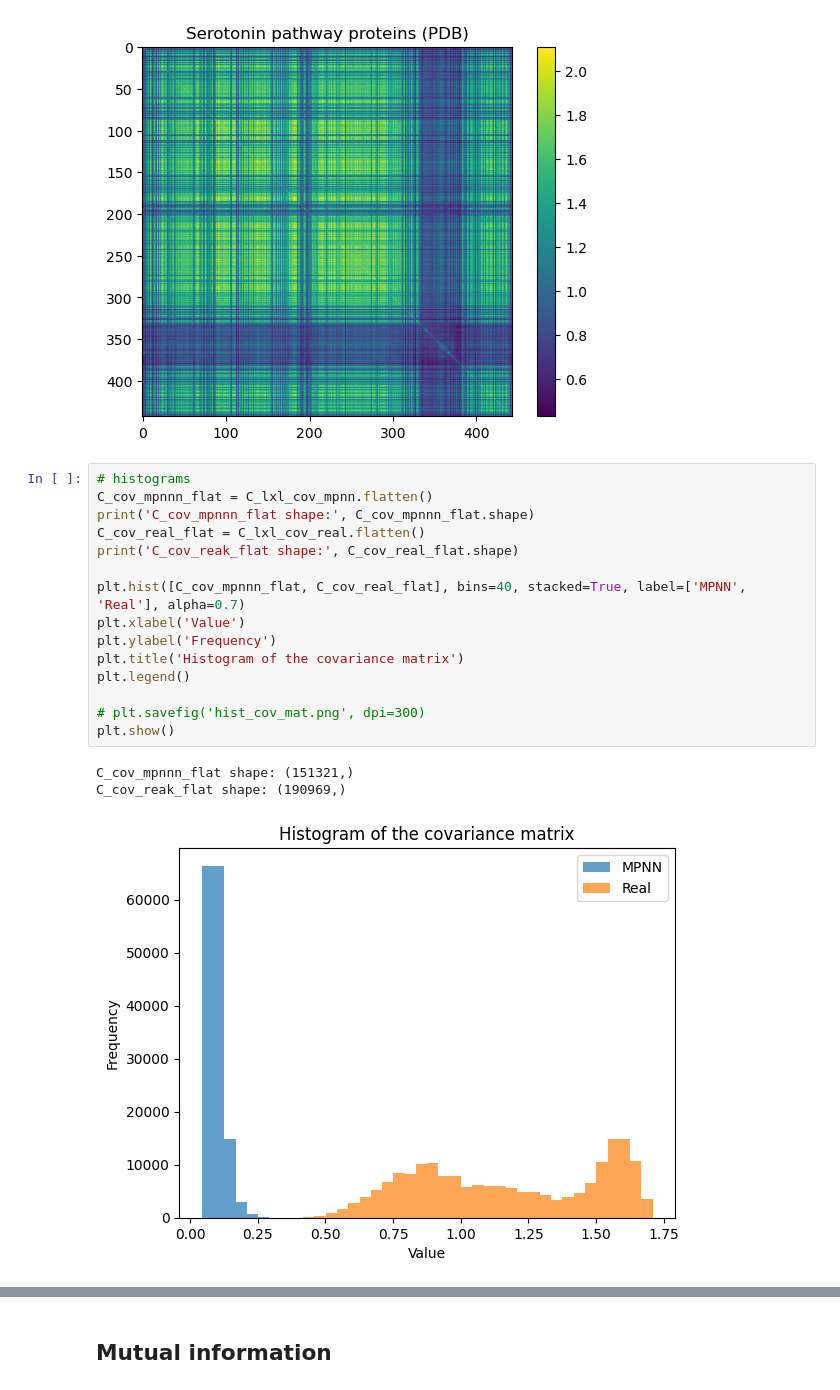
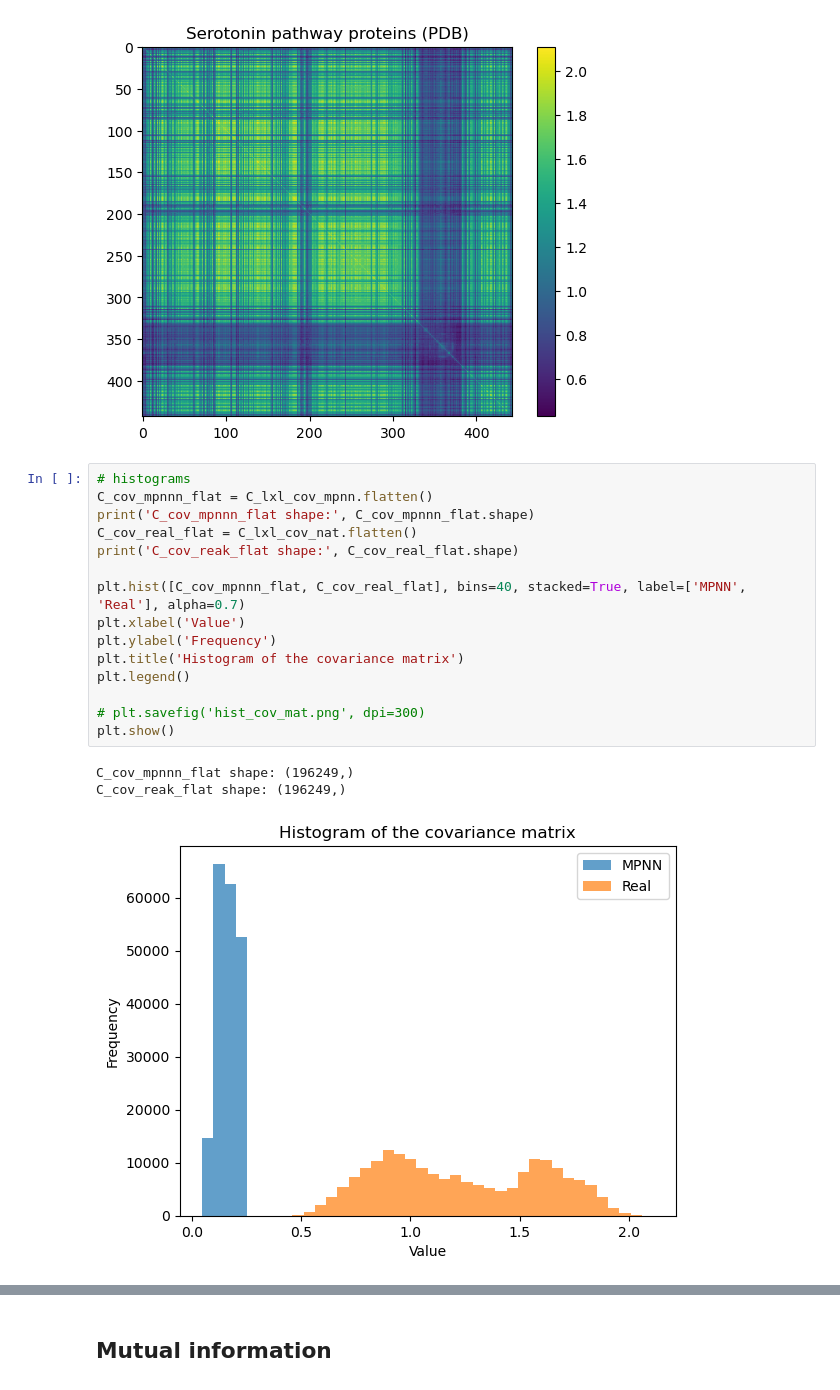
Before and after one commit to zifangu/lithiumized-fish, a Jupyter notebook: final.ipynb, the cells around one changed output, grey strips where cells are left out. Drawn from its saved outputs; the diff is of its cells as text.

```diff
--- a/final.ipynb
+++ b/final.ipynb
@@ -249,22 +249,22 @@ Text(0.5, 1.0, 'Serotonin pathway proteins (PDB)')
 # %%
 # histograms
 C_cov_mpnnn_flat = C_lxl_cov_mpnn.flatten()
 print('C_cov_mpnnn_flat shape:', C_cov_mpnnn_flat.shape)
-C_cov_real_flat = C_lxl_cov_real.flatten()
+C_cov_real_flat = C_lxl_cov_nat.flatten()
 print('C_cov_reak_flat shape:', C_cov_real_flat.shape)
 
 plt.hist([C_cov_mpnnn_flat, C_cov_real_flat], bins=40, stacked=True, label=['MPNN', 'Real'], alpha=0.7)
 plt.xlabel('Value')
 plt.ylabel('Frequency')
 plt.title('Histogram of the covariance matrix')
 plt.legend()
 
 # plt.savefig('hist_cov_mat.png', dpi=300)
 plt.show()
 # %% [output]
-C_cov_mpnnn_flat shape: (151321,)
-C_cov_reak_flat shape: (190969,)
+C_cov_mpnnn_flat shape: (196249,)
+C_cov_reak_flat shape: (196249,)
-[figure, old version]
+[figure, new version]
 # %%
 sns.kdeplot(C_cov_real_flat, label='Real KDE', color='#8a307f', linewidth=2, fill=True)
 sns.kdeplot(C_cov_mpnnn_flat, label='MPNN KDE', color='#79a7d3', linewidth=2, fill=True)
```
Also changed, not shown: parts of 13 cells of this notebook, 37 other files.
